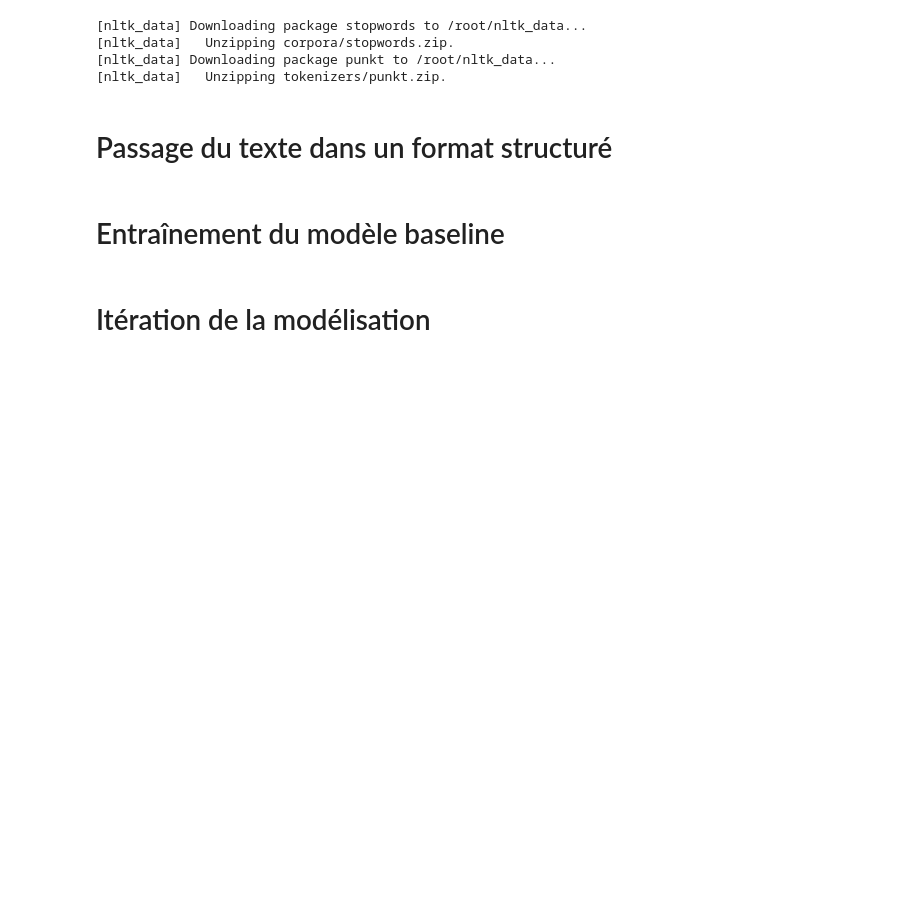
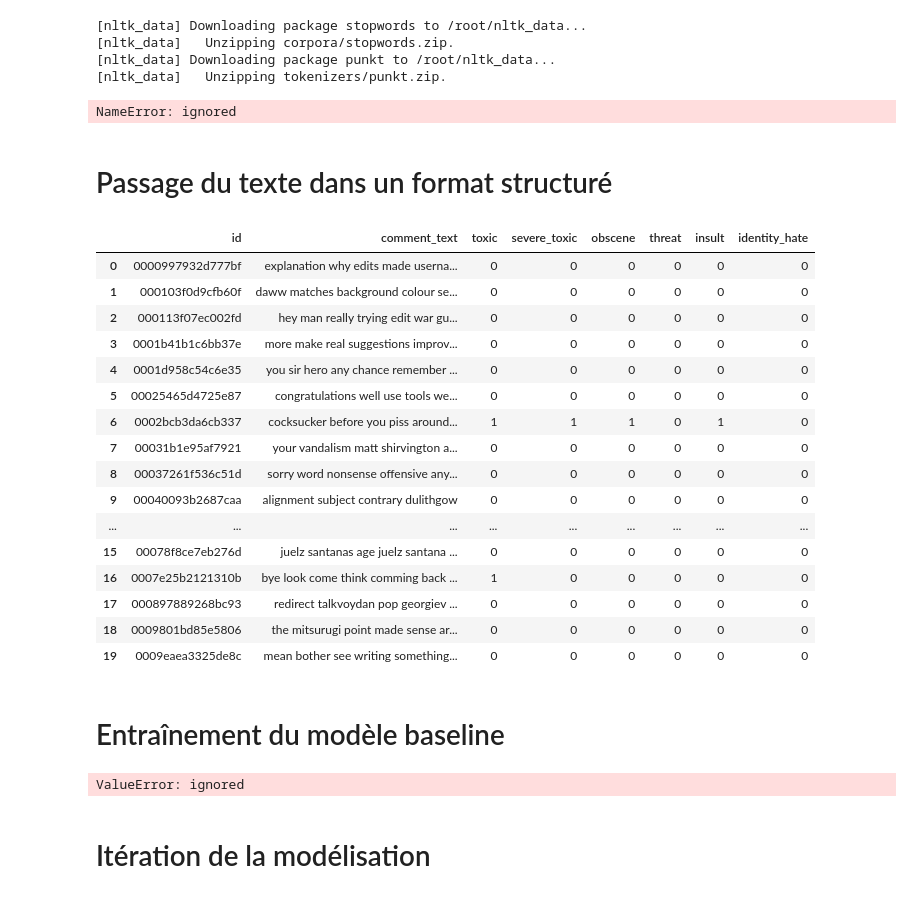
Before and after one commit to Ymenzou/ProjetNLP, a Jupyter notebook: Classification_commentaires_toxiques.ipynb, the cells around one changed output. Cells and saved outputs as stored; diff of their text form; code cells hidden in the pictures; blank space fills up the shorter version.

```diff
--- a/Classification_commentaires_toxiques.ipynb
+++ b/Classification_commentaires_toxiques.ipynb
@@ -496,5 +499,10 @@ data['comment_text'] = data['comment_text'].apply(lambda s : prepare_string(s))
 # Drop empty values from dataframe
 data['comment_text'].replace('', np.nan, inplace=True)
 data.dropna(subset=['comment_text'], inplace=True)
+# %%
+data_info=data.copy()
+data_info=corpus1.drop(columns=["id",'comment_text'])
+# %% [output]
+NameError: ignored
 # %% [markdown]
 # Passage du texte dans un format structuré
@@ -503,2 +524,22 @@ data.dropna(subset=['comment_text'], inplace=True)
+# %%
+data.head(20)
+# %% [output]
+|  | id | comment_text | toxic | severe_toxic | obscene | threat | insult | identity_hate |
+| 0 | 0000997932d777bf | explanation why edits made userna... | 0 | 0 | 0 | 0 | 0 | 0 |
+| 1 | 000103f0d9cfb60f | daww matches background colour se... | 0 | 0 | 0 | 0 | 0 | 0 |
+| 2 | 000113f07ec002fd | hey man really trying edit war gu... | 0 | 0 | 0 | 0 | 0 | 0 |
+| 3 | 0001b41b1c6bb37e | more make real suggestions improv... | 0 | 0 | 0 | 0 | 0 | 0 |
+| 4 | 0001d958c54c6e35 | you sir hero any chance remember ... | 0 | 0 | 0 | 0 | 0 | 0 |
+| 5 | 00025465d4725e87 | congratulations well use tools we... | 0 | 0 | 0 | 0 | 0 | 0 |
+| 6 | 0002bcb3da6cb337 | cocksucker before you piss around... | 1 | 1 | 1 | 0 | 1 | 0 |
+| 7 | 00031b1e95af7921 | your vandalism matt shirvington a... | 0 | 0 | 0 | 0 | 0 | 0 |
+| 8 | 00037261f536c51d | sorry word nonsense offensive any... | 0 | 0 | 0 | 0 | 0 | 0 |
+| 9 | 00040093b2687caa | alignment subject contrary dulithgow | 0 | 0 | 0 | 0 | 0 | 0 |
+| ... | ... | ... | ... | ... | ... | ... | ... | ... |
+| 15 | 00078f8ce7eb276d | juelz santanas age juelz santana ... | 0 | 0 | 0 | 0 | 0 | 0 |
+| 16 | 0007e25b2121310b | bye look come think comming back ... | 1 | 0 | 0 | 0 | 0 | 0 |
+| 17 | 000897889268bc93 | redirect talkvoydan pop georgiev ... | 0 | 0 | 0 | 0 | 0 | 0 |
+| 18 | 0009801bd85e5806 | the mitsurugi point made sense ar... | 0 | 0 | 0 | 0 | 0 | 0 |
+| 19 | 0009eaea3325de8c | mean bother see writing something... | 0 | 0 | 0 | 0 | 0 | 0 |
 # %% [markdown]
 # Entraînement du modèle baseline
@@ -507,3 +546,17 @@ data.dropna(subset=['comment_text'], inplace=True)
+# %%
+X_train, X_test, y_train, y_test = train_test_split(X, data, test_size=.25, random_state=0)
+text_classifier = RandomForestClassifier(n_estimators=15, random_state=0)
+text_classifier.fit(X_train, y_train )
+predictions = text_classifier.predict(X_test)
+
+print(X_train.shape)
+print(X_test.shape)
+print(y_train.shape)
+print(y_test.shape)
+print(y_test)
+print(predictions)
+# %% [output]
+ValueError: ignored
 # %% [markdown]
 # Itération de la modélisation
 # %%
```
Also changed, not shown: parts of 5 cells of this notebook.
